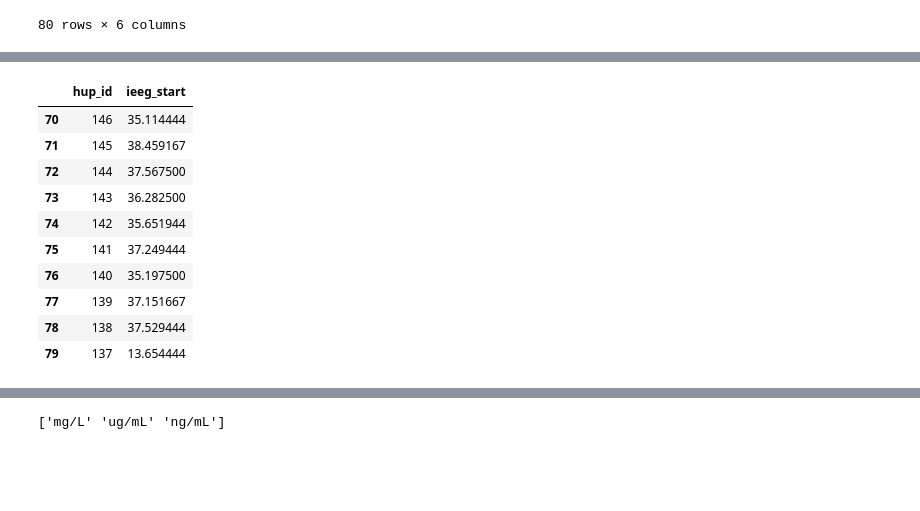
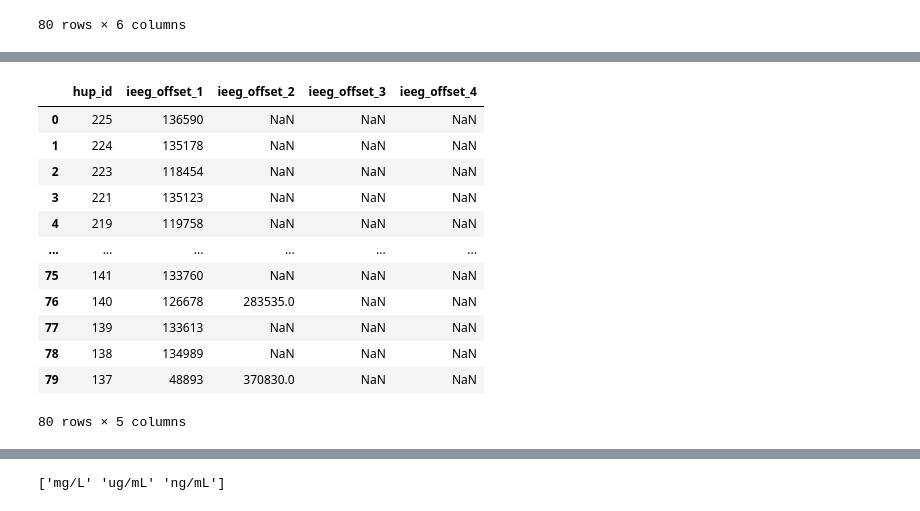
Before and after one commit to devincma/asm_synchrony_paper, a Jupyter notebook: synchrony/build_new_tables.ipynb, the cells around one changed output, grey strips where cells are left out. Saved outputs shown, nothing was run; the diff lists cells and outputs as text; code cells hidden in the pictures; blank space fills up the shorter version.

Commit message:
Remade offsets, revised plots

```diff
--- a/synchrony/build_new_tables.ipynb
+++ b/synchrony/build_new_tables.ipynb
@@ -95,19 +78,20 @@ patients_df
-# %%
-# Load ./data/ieeg_starts.xlsx into a dataframe
-ieeg_starts_df = pd.read_excel("../../Data/ieeg_starts.xlsx")
-ieeg_starts_df.tail(10)
-# %% [output]
-|  | hup_id | ieeg_start |
-| 70 | 146 | 35.114444 |
-| 71 | 145 | 38.459167 |
-| 72 | 144 | 37.567500 |
-| 73 | 143 | 36.282500 |
-| 74 | 142 | 35.651944 |
-| 75 | 141 | 37.249444 |
-| 76 | 140 | 35.197500 |
-| 77 | 139 | 37.151667 |
-| 78 | 138 | 37.529444 |
-| 79 | 137 | 13.654444 |
+# %%
+ieeg_offset_df = pd.read_excel("../../Data/ieeg_offset_new.xlsx")
+ieeg_offset_df
+# %% [output]
+|  | hup_id | ieeg_offset_1 | ieeg_offset_2 | ieeg_offset_3 | ieeg_offset_4 |
+| 0 | 225 | 136590 | NaN | NaN | NaN |
+| 1 | 224 | 135178 | NaN | NaN | NaN |
+| 2 | 223 | 118454 | NaN | NaN | NaN |
+| 3 | 221 | 135123 | NaN | NaN | NaN |
+| 4 | 219 | 119758 | NaN | NaN | NaN |
+| ... | ... | ... | ... | ... | ... |
+| 75 | 141 | 133760 | NaN | NaN | NaN |
+| 76 | 140 | 126678 | 283535.0 | NaN | NaN |
+| 77 | 139 | 133613 | NaN | NaN | NaN |
+| 78 | 138 | 134989 | NaN | NaN | NaN |
+| 79 | 137 | 48893 | 370830.0 | NaN | NaN |
+80 rows × 5 columns
 # %%
 all_med_names = []
 
```
Also changed, not shown: parts of 7 cells of this notebook, 4 other files.
